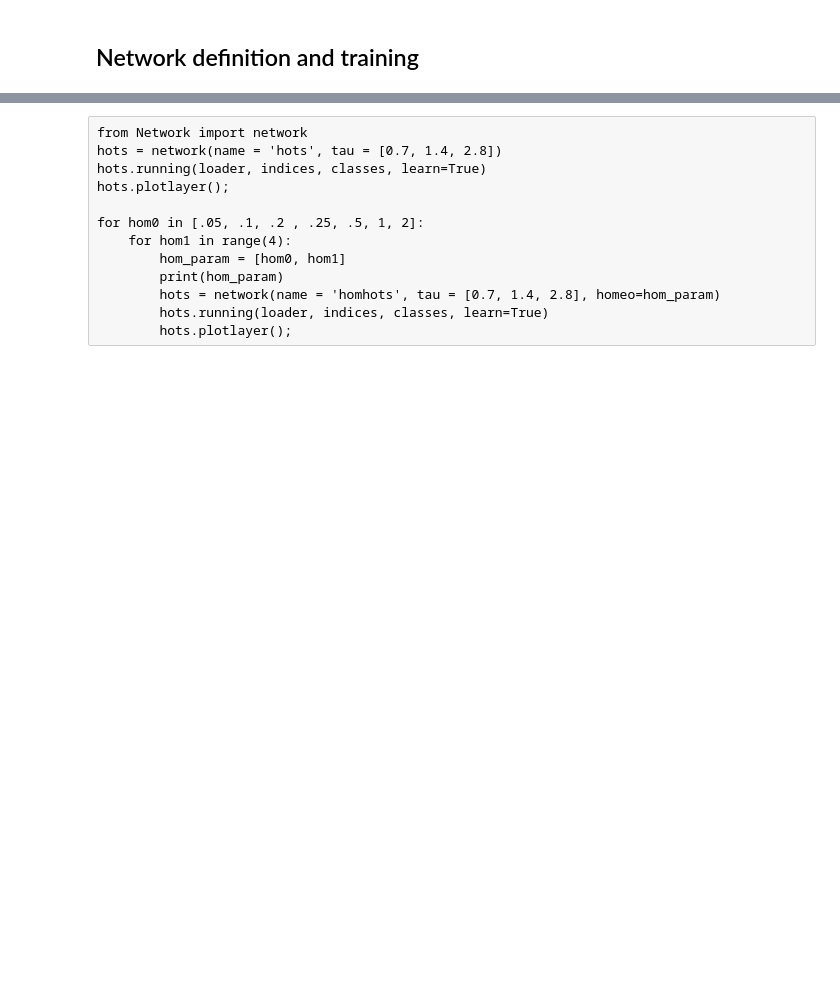
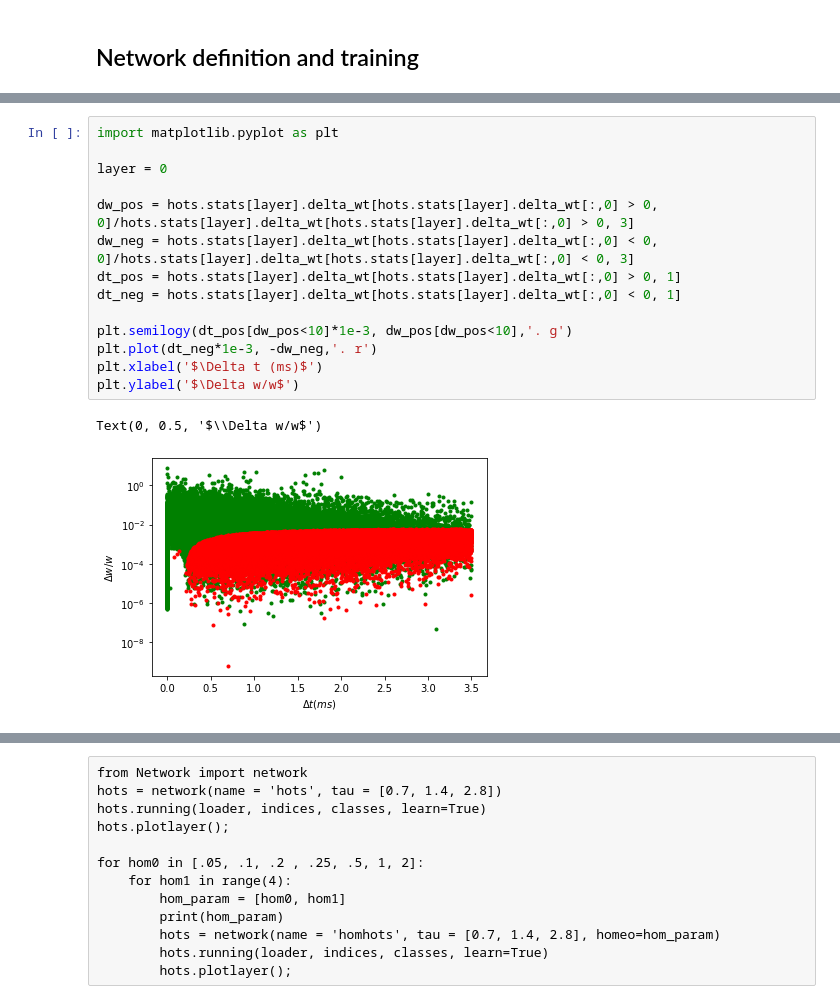
Before and after one commit to AntoineGrimaldi/HOTS, a Jupyter notebook: notebooks/BASICS_02_Training.Network.ipynb, the cells around one changed output, grey strips where cells are left out. Cells and saved outputs as stored; diff of their text form; blank space fills up the shorter version.

```diff
--- a/notebooks/BASICS_02_Training.Network.ipynb
+++ b/notebooks/BASICS_02_Training.Network.ipynb
@@ -56,0 +61,17 @@ loading a network with name:
+# %%
+import matplotlib.pyplot as plt
+
+layer = 0
+
+dw_pos = hots.stats[layer].delta_wt[hots.stats[layer].delta_wt[:,0] > 0, 0]/hots.stats[layer].delta_wt[hots.stats[layer].delta_wt[:,0] > 0, 3]
+dw_neg = hots.stats[layer].delta_wt[hots.stats[layer].delta_wt[:,0] < 0, 0]/hots.stats[layer].delta_wt[hots.stats[layer].delta_wt[:,0] < 0, 3]
+dt_pos = hots.stats[layer].delta_wt[hots.stats[layer].delta_wt[:,0] > 0, 1]
+dt_neg = hots.stats[layer].delta_wt[hots.stats[layer].delta_wt[:,0] < 0, 1]
+
+plt.semilogy(dt_pos[dw_pos<10]*1e-3, dw_pos[dw_pos<10],'. g')
+plt.plot(dt_neg*1e-3, -dw_neg,'. r')
+plt.xlabel('$\Delta t (ms)$')
+plt.ylabel('$\Delta w/w$')
+# %% [output]
+Text(0, 0.5, '$\\Delta w/w$')
+[figure, added]
```
Also changed, not shown: parts of 15 cells of this notebook, 4 other files.
